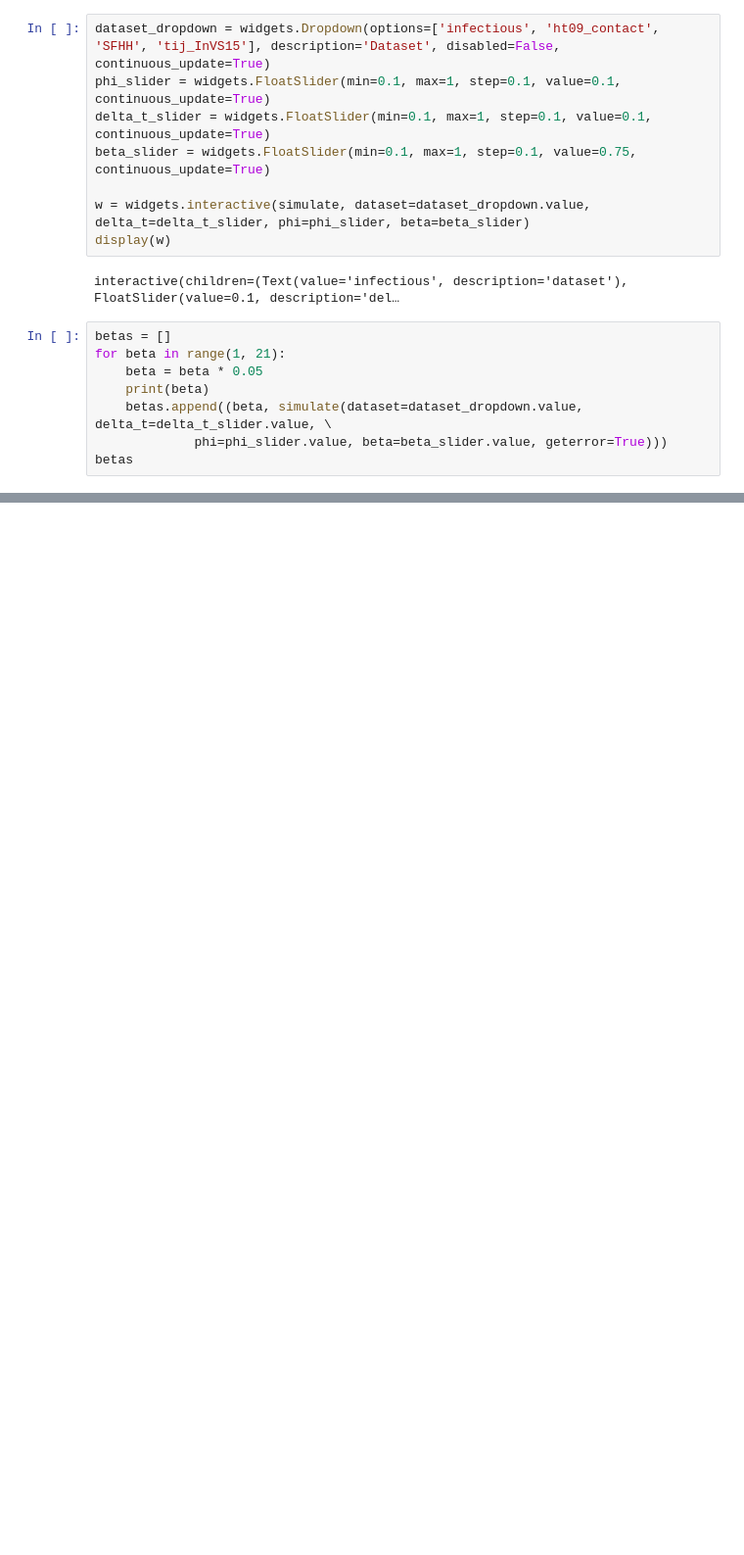
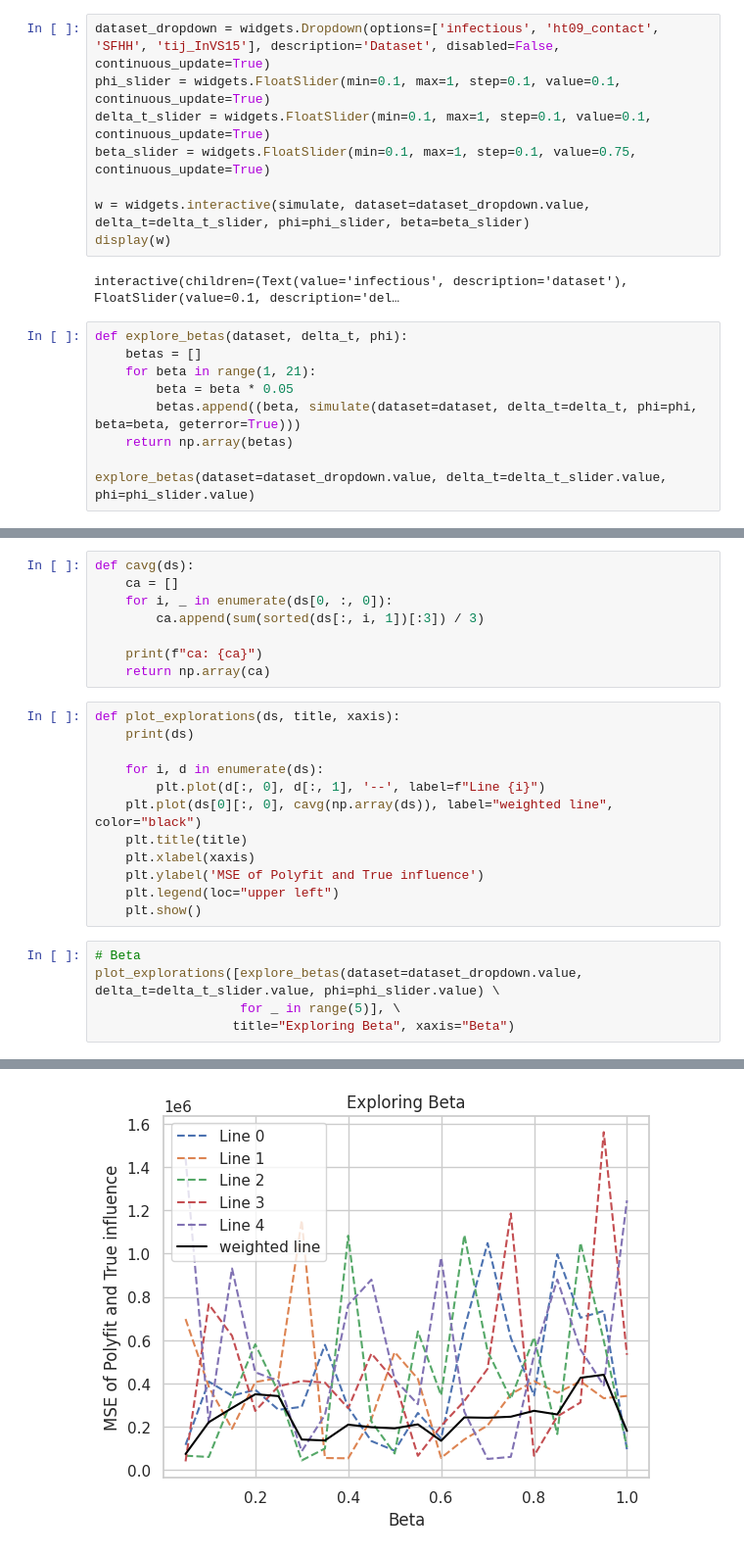
Before and after one commit to rkochar/temporal-network-influence-estimation, a Jupyter notebook: notebooks/hyperparam_plots.ipynb, the cells around one changed output, grey strips where cells are left out. Shown: that part at 98% size. Drawn from its saved outputs; the diff is of its cells as text; blank space fills up the shorter version.

```diff
--- a/notebooks/hyperparam_plots.ipynb
+++ b/notebooks/hyperparam_plots.ipynb
@@ -234,11 +234,12 @@ display(w)
 # %% [output]
 interactive(children=(Text(value='infectious', description='dataset'), FloatSlider(value=0.1, description='del…
 # %%
-betas = []
-for beta in range(1, 21):
-    beta = beta * 0.05
-    print(beta)
-    betas.append((beta, simulate(dataset=dataset_dropdown.value, delta_t=delta_t_slider.value, \
-             phi=phi_slider.value, beta=beta_slider.value, geterror=True)))
-betas
+def explore_betas(dataset, delta_t, phi):
+    betas = []
+    for beta in range(1, 21):
+        beta = beta * 0.05
+        betas.append((beta, simulate(dataset=dataset, delta_t=delta_t, phi=phi, beta=beta, geterror=True)))
+    return np.array(betas)
+
+explore_betas(dataset=dataset_dropdown.value, delta_t=delta_t_slider.value, phi=phi_slider.value)
 # %% [output]
@@ -281,0 +377,26 @@ most influentual nodes: [(219, 96), (196, 82), (200, 75)]
+# %%
+def cavg(ds):
+    ca = []
+    for i, _ in enumerate(ds[0, :, 0]):
+        ca.append(sum(sorted(ds[:, i, 1])[:3]) / 3)
+
+    print(f"ca: {ca}")
+    return np.array(ca)
+# %%
+def plot_explorations(ds, title, xaxis):
+    print(ds)
+
+    for i, d in enumerate(ds):
+        plt.plot(d[:, 0], d[:, 1], '--', label=f"Line {i}")
+    plt.plot(ds[0][:, 0], cavg(np.array(ds)), label="weighted line", color="black")
+    plt.title(title)
+    plt.xlabel(xaxis)
+    plt.ylabel('MSE of Polyfit and True influence')
+    plt.legend(loc="upper left")
+    plt.show()
+# %%
+# Beta
+plot_explorations([explore_betas(dataset=dataset_dropdown.value, delta_t=delta_t_slider.value, phi=phi_slider.value) \
+                   for _ in range(5)], \
+                  title="Exploring Beta", xaxis="Beta")
+# %% [output]
@@ -281,0 +420 @@ most influentual nodes: [(219, 96), (196, 82), (200, 75)]
+[figure, added]
```
Also changed, not shown: parts of 7 cells of this notebook.
